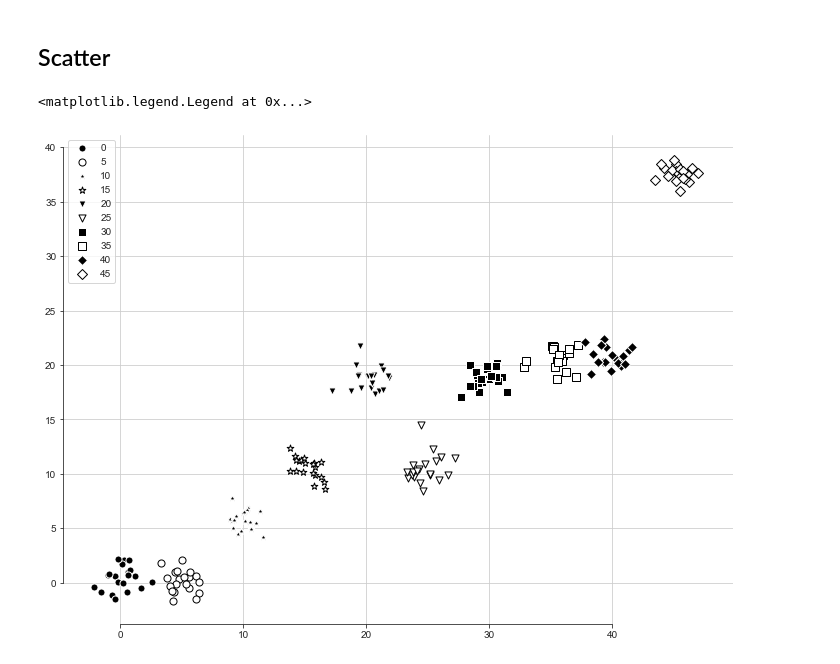
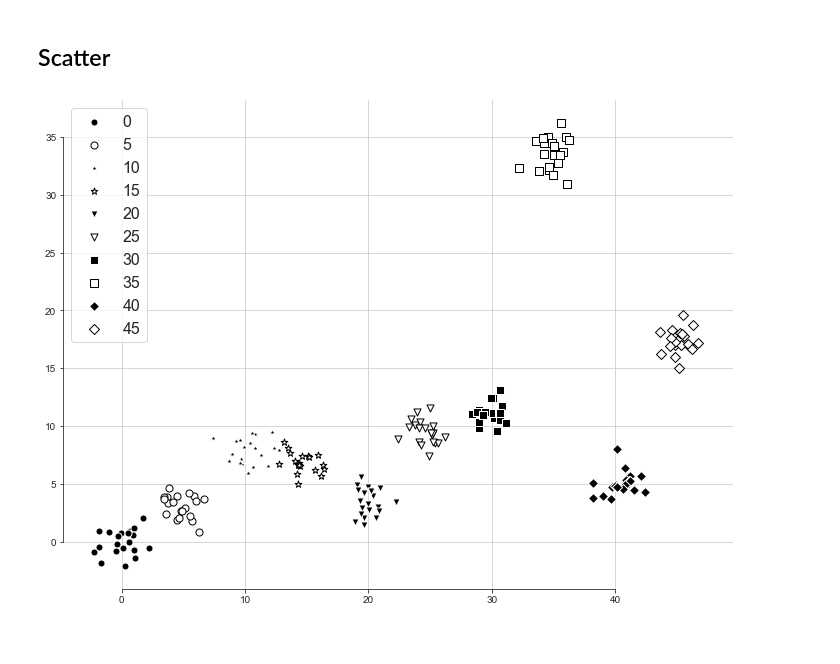
Before and after one commit to verypossible/very_plot, a Jupyter notebook: examples/blog_examples.ipynb, the cells around one changed output. Drawn from its saved outputs; the diff is of its cells as text; code cells hidden in the pictures.

```diff
--- a/examples/blog_examples.ipynb
+++ b/examples/blog_examples.ipynb
@@ -42,14 +43,14 @@ ax.despine()
 # %%
 fig = plt.figure(figsize=(12, 9))
 ax = fig.add_subplot(111)
 
 
 for loc in np.arange(0, 50, 5):
     x = np.random.normal(loc, 1, 20)
     y = np.random.normal(loc - np.random.random() * loc, 1, 20)
     ax.scatter(x, y, s=50, label=loc)
+
 ax.despine()
-ax.legend()
+ax.legend(fontsize=16);
 # %% [output]
-<matplotlib.legend.Legend at 0x...>
-[figure, old version]
+[figure, new version]
```
Also changed, not shown: parts of 4 cells of this notebook, 1 other file.
